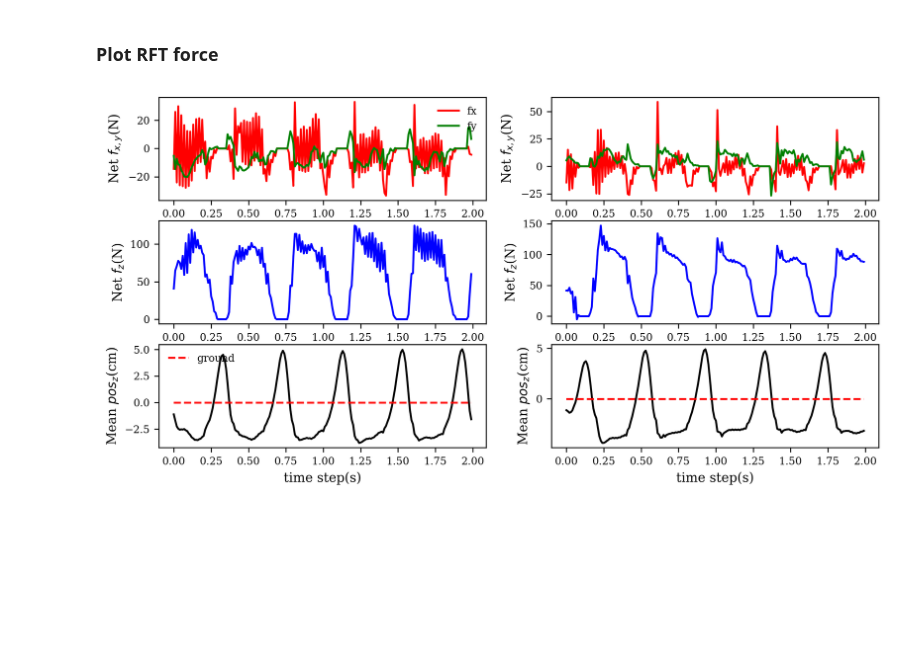
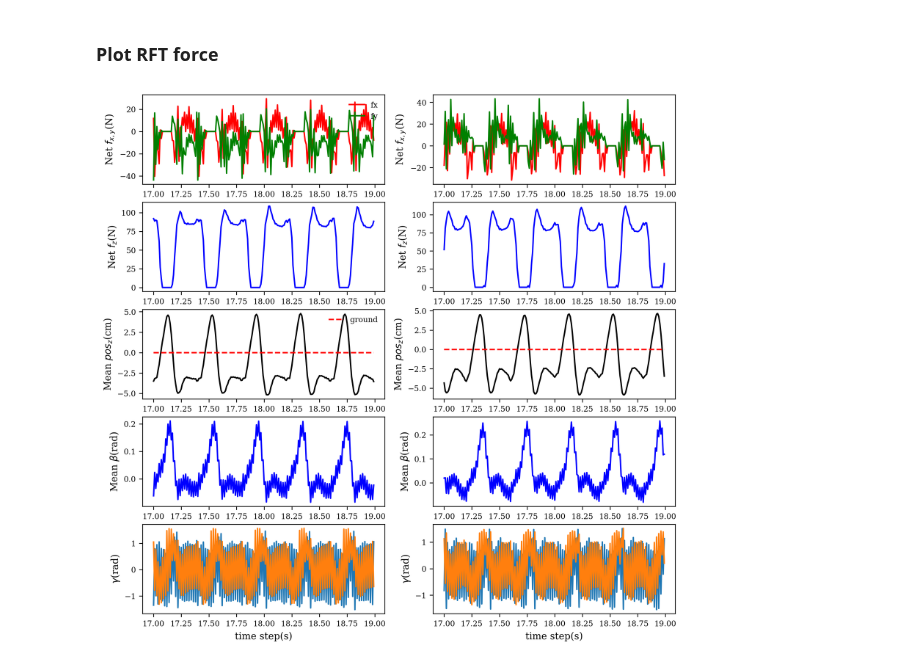
Before and after one commit to jnskkmhr/IsaacLab, a Jupyter notebook: scripts/biped_scripts/plot/plot_benchmark_rft.ipynb, the cells around one changed output. Drawn from its saved outputs; the diff is of its cells as text; code cells hidden in the pictures; blank space fills up the shorter version.

```diff
--- a/scripts/biped_scripts/plot/plot_benchmark_rft.ipynb
+++ b/scripts/biped_scripts/plot/plot_benchmark_rft.ipynb
@@ -38,7 +38,7 @@ mpl.rcParams.update({
 ## process mpc data  ##
 #######################
 
-data_root = os.path.abspath("../../../../../logs/rsl_rl/ppo_rsl_rl_gru_soft/2025-01-31_16-54-04/logs/play_mpc")
+data_root = os.path.abspath("../../../logs/rsl_rl/ppo_rsl_rl_gru_soft/2025-01-31_16-54-04/logs/play_mpc/ema_0.97_v0.1")
 
 state_dir = os.path.join(data_root, "state")
 obs_dir = os.path.join(data_root, "obs")
@@ -292,6 +292,11 @@ left_rft_force = np.sum(rft_force[:, :, :4, :], axis=2)
 right_rft_force = np.sum(rft_force[:, :, 4:, :], axis=2)
 left_depth = np.mean(rft_depth[:, :, :4], axis=2)
 right_depth = np.mean(rft_depth[:, :, 4:], axis=2)
+
+left_beta = np.mean(rft_beta[:, :, :4], axis=2)
+right_beta = np.mean(rft_beta[:, :, 4:], axis=2)
+left_gamma = rft_gamma[:, :, :4]
+right_gamma = rft_gamma[:, :, 4:]
 
 left_rft_force_x = left_rft_force[:, :, 0]
 left_rft_force_y = left_rft_force[:, :, 1]
@@ -300,54 +305,88 @@ left_rft_force_z = left_rft_force[:, :, 2]
 right_rft_force_x = right_rft_force[:, :, 0]
 right_rft_force_y = right_rft_force[:, :, 1]
 right_rft_force_z = right_rft_force[:, :, 2]
 
-plt.figure(figsize=(10, 5))
+plt.figure(figsize=(10, 10))
 use_moving_average = False
 filter_size = 20
 num_sample = 1
-
 for i in range(num_sample):
     t = (5 * 1/500) * np.arange(left_rft_force_x[i].shape[0])
     left_x = left_rft_force_x[i]
     left_y = left_rft_force_y[i]
     left_z = left_rft_force_z[i]
     right_x = right_rft_force_x[i]
     right_y = right_rft_force_y[i]
     right_z = right_rft_force_z[i]
 
+    t_start = 1700
     cut_off = 200
-    plt.subplot(3, 2, 1)
-    plt.plot(t[:cut_off], left_x[:cut_off], label="fx", color="r")
-    plt.plot(t[:cut_off], left_y[:cut_off], label="fy", color="g")
+    time_range = np.arange(t_start, t_start+cut_off)
+
+    plt.subplot(5, 2, 1)
+    plt.plot(t[time_range], left_x[time_range], label="fx", color="r")
+    plt.plot(t[time_range], left_y[time_range], label="fy", color="g")
     plt.ylabel(r"Net $f_{x,y}$(N)")
     plt.legend(loc="upper right")
-    plt.subplot(3, 2, 3)
-    plt.plot(t[:cut_off], left_z[:cut_off], label="fz", color="b")
+
+    plt.subplot(5, 2, 3)
+    plt.plot(t[time_range], left_z[time_range], label="fz", color="b")
     plt.ylabel(r"Net $f_z$(N)")
-    # plt.legend()
-    plt.subplot(3, 2, 5)
-    plt.plot(t[:cut_off], 100*left_depth[i][:cut_off], color="black")
-    plt.plot(t[:cut_off], -0.01*np.ones_like(left_depth[i][:cut_off]), label="ground", color="r", linestyle="--")
+
+    plt.subplot(5, 2, 5)
+    plt.plot(t[time_range], 100*left_depth[i][time_range], color="black")
+    plt.plot(t[time_range], -0.01*np.ones_like(left_depth[i][time_range]), label="ground", color="r", linestyle="--")
     plt.legend()
     plt.ylabel(r"Mean $pos_z$(cm)")
+
+    plt.subplot(5, 2, 7)
+    plt.plot(t[time_range], left_beta[i][time_range], color="blue")
+    plt.ylabel(r"Mean $\beta$(rad)")
+
+    plt.subplot(5, 2, 9)
+    plt.plot(t[time_range], left_gamma[i, time_range, 0])
+    plt.plot(t[time_range], left_gamma[i, time_range, 1])
+    # plt.plot(t[time_range], left_gamma[i, time_range, 2]) # similar with 0
+    # plt.plot(t[time_range], left_gamma[i, time_range, 3]) # similar with 1
+    plt.ylabel(r"$\gamma$(rad)")
+
+
     plt.xlabel("time step(s)")
 
-    plt.subplot(3, 2, 2)
-    plt.plot(t[:cut_off], right_x[:cut_off], label="right foot force x", color="r")
-    plt.plot(t[:cut_off], right_y[:cut_off], label="right foot force y", color="g")
+    plt.subplot(5, 2, 2)
+    plt.plot(t[time_range], right_x[time_range], label="right foot force x", color="r")
+    plt.plot(t[time_range], right_y[time_range], label="right foot force y", color="g")
     plt.ylabel(r"Net $f_{x,y}$(N)")
-    plt.subplot(3, 2, 4)
-    plt.plot(t[:cut_off], right_z[:cut_off], label="right foot force z", color="b")
+
+    plt.subplot(5, 2, 4)
+    plt.plot(t[time_range], right_z[time_range], label="right foot force z", color="b")
     plt.ylabel(r"Net $f_z$(N)")
-    plt.subplot(3, 2, 6)
-    plt.plot(t[:cut_off], 100*right_depth[i][:cut_off], color="black")
-    plt.plot(t[:cut_off], -0.01*np.ones_like(right_depth[i][:cut_off]), color="r", linestyle="--")
+
+    plt.subplot(5, 2, 6)
+    plt.plot(t[time_range], 100*right_depth[i][time_range], color="black")
+    plt.plot(t[time_range], -0.01*np.ones_like(right_depth[i][time_range]), color="r", linestyle="--")
     plt.ylabel(r"Mean $pos_z$(cm)")
+
+    plt.subplot(5, 2, 8)
+    plt.plot(t[time_range], right_beta[i][time_range], color="blue")
+    plt.ylabel(r"Mean $\beta$(rad)")
+
+    plt.subplot(5, 2, 10)
+    plt.plot(t[time_range], right_gamma[i, time_range, 0])
+    plt.plot(t[time_range], right_gamma[i, time_range, 1])
+    # plt.plot(t[time_range], right_gamma[i, time_range, 2])
+    # plt.plot(t[time_range], right_gamma[i, time_range, 3])
+    plt.ylabel(r"$\gamma$(rad)")
+
+
     plt.xlabel("time step(s)")
-plt.savefig("rft_force_profile.png")
+
+t_start = int(t[time_range][0])
+t_end = int(t[time_range][-1])
+plt.savefig(f"rft_force_profile_t={t_start}_{t_end}s.png")
 plt.show()
 # %% [output]
-[figure, old version]
+[figure, new version]
 # %%
 # left_vel = foot_vel[:, :, :4, :].mean(axis=2)
 # right_vel = foot_vel[:, :, 4:, :].mean(axis=2)
```
Also changed, not shown: parts of 4 cells of this notebook, 8 other files.
